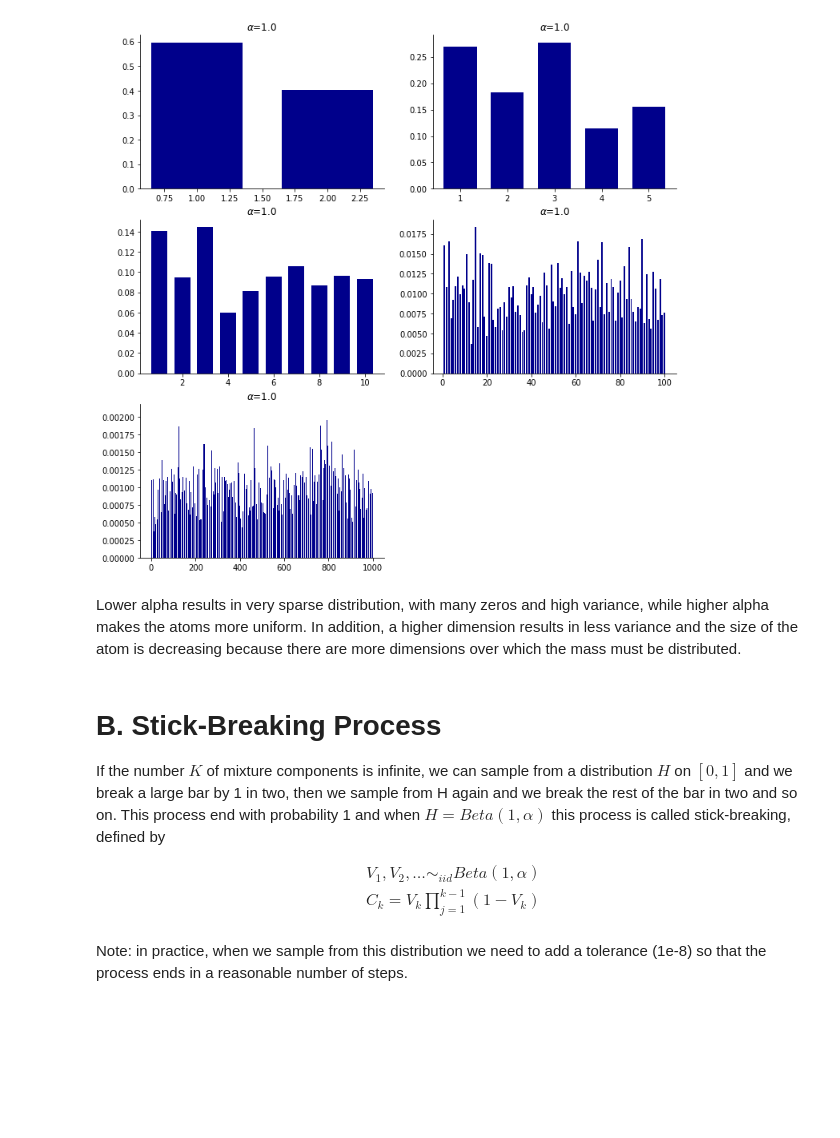
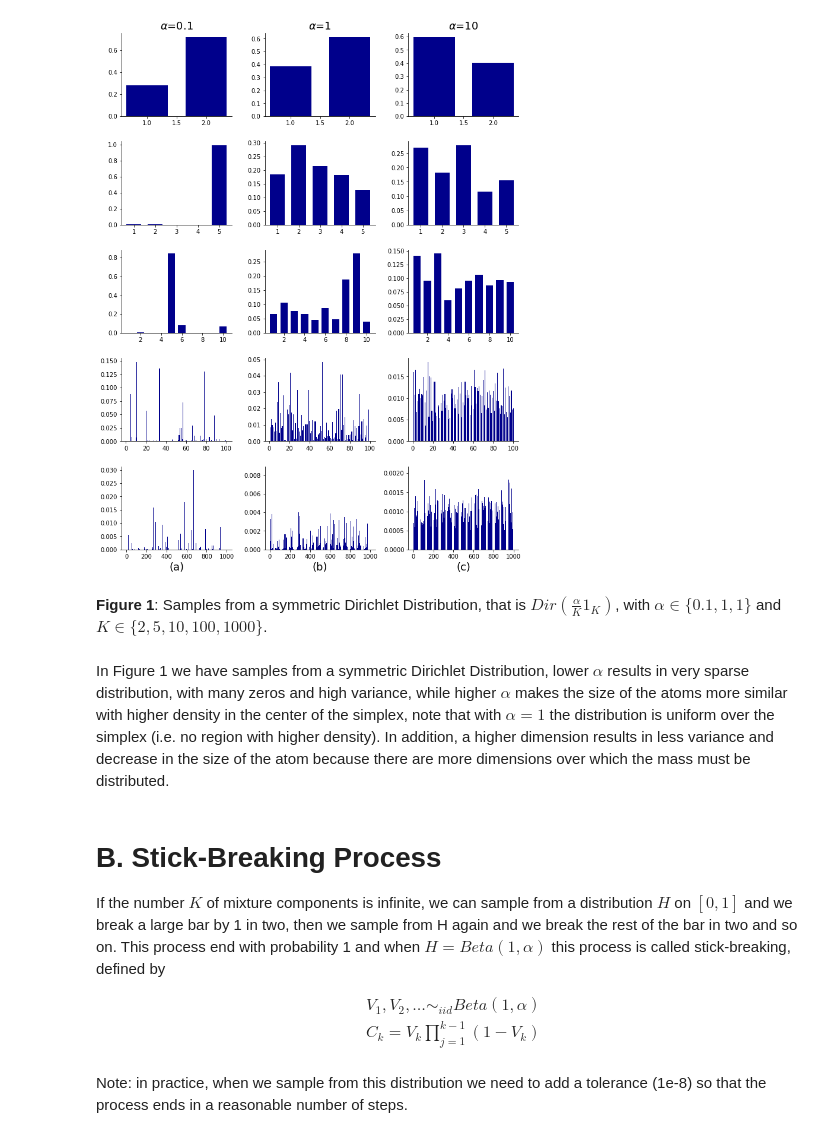
Before and after one commit to dgarridoa/aml, a Jupyter notebook: Dirichlet_Process.ipynb, the cells around one changed output. Saved outputs shown, nothing was run; the diff lists cells and outputs as text; code cells hidden in the pictures; blank space fills up the shorter version.

Commit message:
Update plots

```diff
--- a/Dirichlet_Process.ipynb
+++ b/Dirichlet_Process.ipynb
@@ -178,8 +24,0 @@ plot_atoms([C1, C2, C3, C4, C5], np.ones(5))
-# %%
-alpha = 1
-C1 = dirichlet(alpha, 2, seed=0)
-C2 = dirichlet(alpha, 5, seed=0)
-C3 = dirichlet(alpha, 10, seed=0)
-C4 = dirichlet(alpha, 100, seed=0)
-C5 = dirichlet(alpha, 1000, seed=0)
-plot_atoms([C1, C2, C3, C4, C5], np.ones(5))
@@ -188,15 +25,36 @@ plot_atoms([C1, C2, C3, C4, C5], np.ones(5))
-# %%
-alpha = 10
-C1 = dirichlet(alpha, 2, seed=0)
-C2 = dirichlet(alpha, 5, seed=0)
-C3 = dirichlet(alpha, 10, seed=0)
-C4 = dirichlet(alpha, 100, seed=0)
-C5 = dirichlet(alpha, 1000, seed=0)
-plot_atoms([C1, C2, C3, C4, C5], np.ones(5))
-# %% [output]
-[figure, removed]
+# %%
+def dirichlet(alpha, k, seed=0):
+    np.random.seed(seed)
+    C = np.random.dirichlet(alpha*np.ones(k), size=1).flatten()
+    return C
+
+def plot_dirichlet(C, alpha):
+    m, n = C.shape
+    letters = string.ascii_lowercase[:n+1]
+    fig, axs = plt.subplots(m, n, figsize=(12,16))
+    plt.subplots_adjust(hspace=0.3, wspace=0.3)
+    for i in range(m):
+        for j in range(n):
+            axs[i,j].bar(range(1, len(C[i,j])+1), C[i,j], width=0.7, color="darkblue")
+            axs[i,j].spines['right'].set_visible(False)
+            axs[i,j].spines['top'].set_visible(False)
+            if i==0:
+                axs[i,j].set_title(rf"$\alpha$={alpha[j]}")
+            if i==m-1:
+                axs[i,j].set_xlabel(f"({letters[j]})")
+    plt.show()
+# %%
+alpha = [0.1, 1, 10]
+K = [2, 5, 10, 100, 1000]
+C = np.array([[dirichlet(a, k, seed=0) for a in alpha] for k in K])
+# %%
+plot_dirichlet(C, alpha)
+# %% [output]
+[figure, added]
+# %% [markdown]
+**Figure 1**: Samples from a symmetric Dirichlet Distribution, that is $Dir(\frac{\alpha}{K}1_{K})$, with $\alpha\in\{0.1, 1, 1\}$ and $K\in\{2, 5, 10, 100, 1000\}$.
 # %% [markdown]
-Lower alpha results in very sparse distribution, with many zeros and high variance, while higher alpha makes the atoms more uniform. In addition, a higher dimension results in less variance and the size of the atom is decreasing because there are more dimensions over which the mass must be distributed.
+In Figure 1 we have samples from a symmetric Dirichlet Distribution, lower $\alpha$ results in very sparse distribution, with many zeros and high variance, while higher $\alpha$ makes the size of the atoms more similar with higher density in the center of the simplex, note that with $\alpha=1$ the distribution is uniform over the simplex (i.e. no region with higher density). In addition, a higher dimension results in less variance and decrease in the size of the atom because there are more dimensions over which the mass must be distributed.
 # %% [markdown]
 # B. Stick-Breaking Process
 If the number $K$ of mixture components is infinite, we can sample from a distribution $H$ on $[0,1]$ and we break a large bar by 1 in two, then we sample from H again and we break the rest of the bar in two and so on. This process end with probability 1 and when $H=Beta(1, \alpha)$ this process is called stick-breaking, defined by
```
Also changed, not shown: parts of 32 cells of this notebook.
